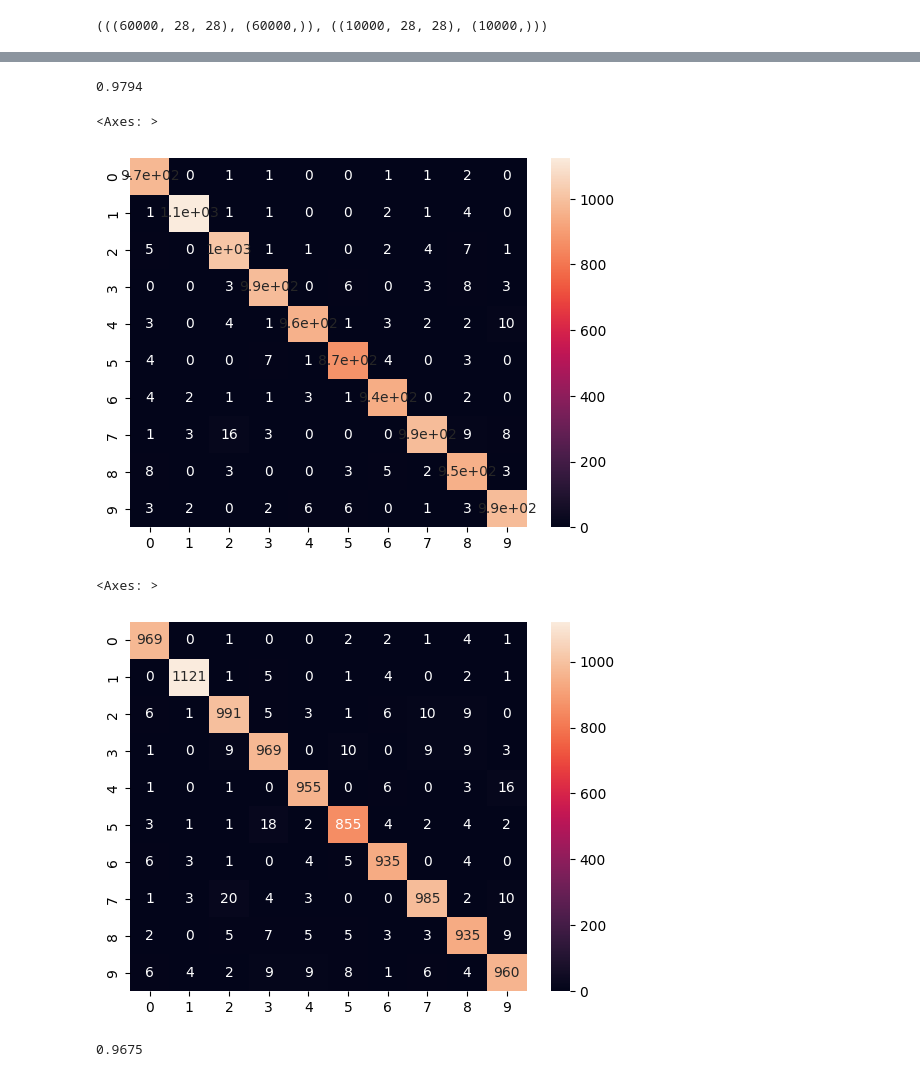
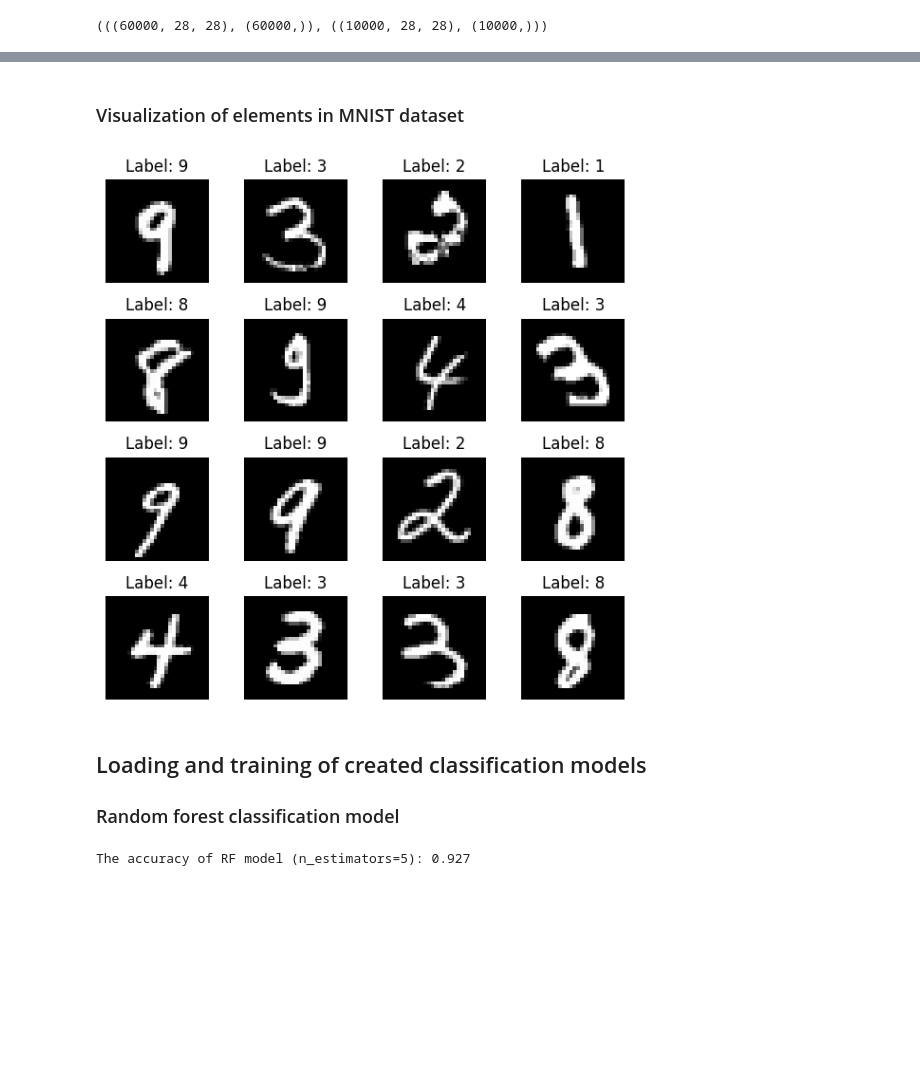
Before and after one commit to MykhailoHordun/Winstars_test_task, a Jupyter notebook: task_1/demo.ipynb, the cells around one changed output, grey strips where cells are left out. Drawn from its saved outputs; the diff is of its cells as text; code cells hidden in the pictures; blank space fills up the shorter version.

```diff
--- a/task_1/demo.ipynb
+++ b/task_1/demo.ipynb
@@ -21,2 +18,0 @@ plt.imshow(x_train[0], cmap='gray')
-# %%
-classifier.train(x_train, y_train)
@@ -43,12 +19,31 @@ y_hat = classifier.predict(x_test)
-# %%
-accuracy_score(y_test, y_hat)
-# %% [output]
-0.9794
-# %%
-sns.heatmap(confusion_matrix(y_test, y_hat), annot=True)
-# %% [output]
-<Axes: >
-[figure, removed]
+# %% [markdown]
+### Visualization of elements in MNIST dataset
+# %%
+# Set the number of images to display
+num_images = 16  # 4x4 grid
+
+# Select random images
+indices = np.random.choice(x_train.shape[0], num_images, replace=False)
+selected_images = x_train[indices]
+selected_labels = y_train[indices]
+
+# Create a grid for visualization
+grid_size = int(np.sqrt(num_images))
+fig, axes = plt.subplots(grid_size, grid_size, figsize=(6, 6))
+
+for i, ax in enumerate(axes.flat):
+    ax.imshow(selected_images[i], cmap='gray')
+    ax.set_title(f"Label: {selected_labels[i]}")
+    ax.axis('off')
+
+plt.tight_layout()
+plt.show()
+# %% [output]
+[figure, added]
+# %% [markdown]
+## Loading and training of created classification models
+
+### Random forest classification model
 # %%
 rf_classifier = MnistClassifier('rf')
 # %%
@@ -58,9 +55,11 @@ rf_y_hat = rf_classifier.predict(x_test)
+# %%
+print(f"The accuracy of RF model (n_estimators=5): {accuracy_score(y_test, rf_y_pred)}")
+# %% [output]
+The accuracy of RF model (n_estimators=5): 0.927
 # %%
-sns.heatmap(confusion_matrix(y_test, rf_y_hat), fmt='.0f', annot=True)
+def conf_matrix_heatmap(y_test, y_pred):
+    sns.heatmap(confusion_matrix(y_test, y_pred),
+                fmt='.0f',
+                annot=True)
+    plt.title("Confusion matrix")
+    plt.show()
-# %% [output]
-<Axes: >
-[figure, removed]
-# %%
-accuracy_score(y_test, rf_y_hat)
-# %% [output]
-0.9675
```
Also changed, not shown: parts of 36 cells of this notebook, 1 other file.
